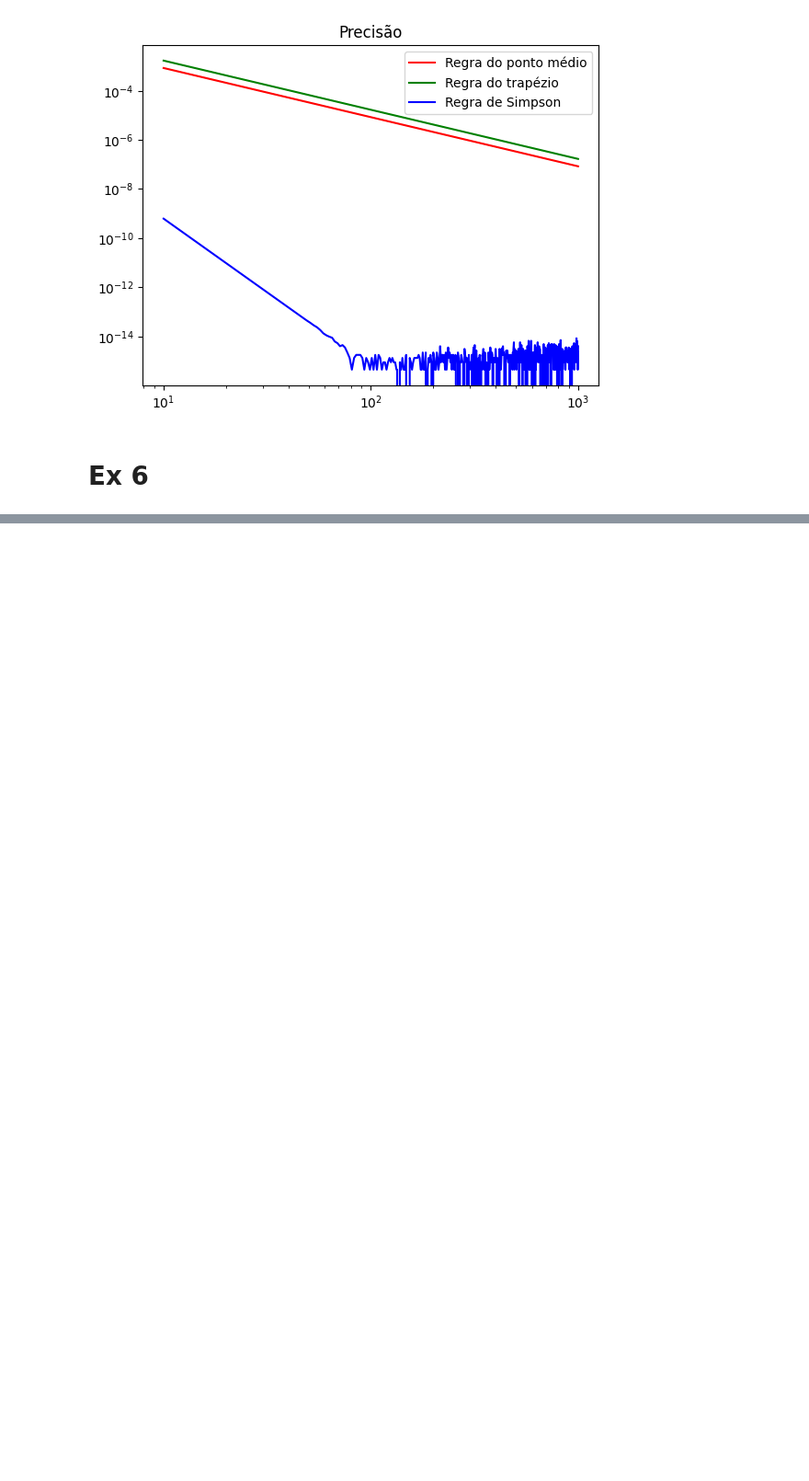
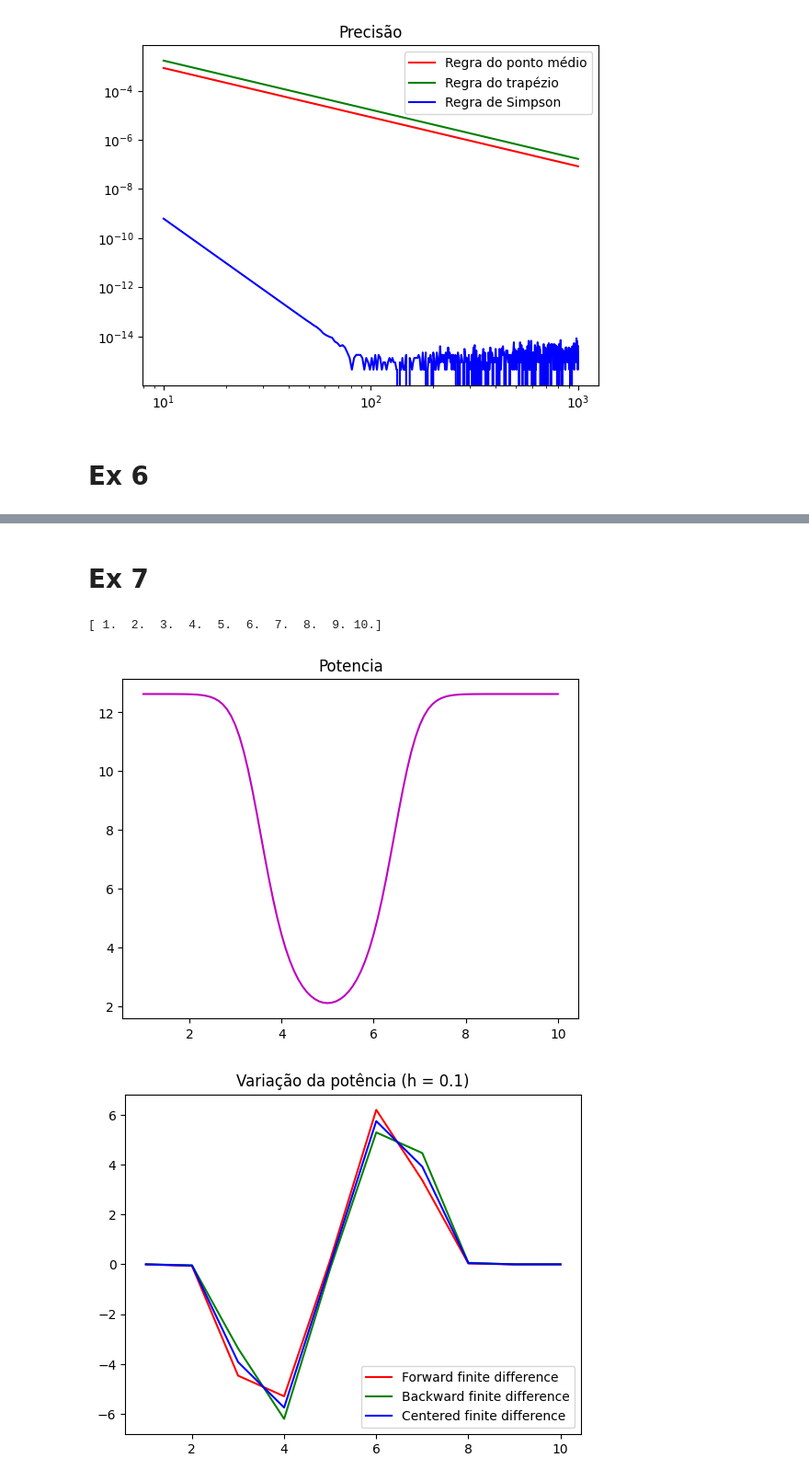
Before and after one commit to LuisFSForti/Atividades_USP, a Jupyter notebook: Calculo_Numerico/Atividade_5/Atividade5.ipynb, the cells around one changed output, grey strips where cells are left out. Shown at 92% size. Saved outputs shown, nothing was run; the diff lists cells and outputs as text; code cells hidden in the pictures; blank space fills up the shorter version.

```diff
--- a/Calculo_Numerico/Atividade_5/Atividade5.ipynb
+++ b/Calculo_Numerico/Atividade_5/Atividade5.ipynb
@@ -242,13 +242,13 @@ def CalcularIntegrais(N, a, b, funcao):
 
     return np.array(res)
 # %%
-def func(x):
+def Func5(x):
     return 4/(1 + x**2)
 
 qtd = 500
 N = np.linspace(10, 10**3, qtd, dtype=int)
 
-erros = CalcularIntegrais(N, 0, 1, func)
+erros = CalcularIntegrais(N, 0, 1, Func5)
 
 for i in range(len(erros)):
     for j in range(len(erros[0])):
@@ -470,0 +490,28 @@ ValueError: setting an array element with a sequence.
+# %% [markdown]
+# Ex 7
+# %%
+def Derivadas(x, funcao, dist):
+    resF = (funcao(x + dist) - funcao(x))/dist
+    resB = (funcao(x) - funcao(x - dist))/dist
+    resC = (funcao(x + dist) - funcao(x - dist))/(2*dist)
+
+    return [resF, resB, resC]
+
+x = np.linspace(1, 10, 10)
+print(x)
+dist = 1e-1
+
+res = Derivadas(x, Potencia, dist)
+
+ShowPotencia()
+
+plt.plot(x, res[0], "-r")
+plt.plot(x, res[1], "-g")
+plt.plot(x, res[2], "-b")
+plt.title("Variação da potência (h = 0.1)")
+plt.legend(["Forward finite difference", "Backward finite difference", "Centered finite difference"], loc="lower right")
+plt.show()
+# %% [output]
+[ 1.  2.  3.  4.  5.  6.  7.  8.  9. 10.]
+[figure, added]
+[figure, added]
```
Also changed, not shown: parts of 8 cells of this notebook.
